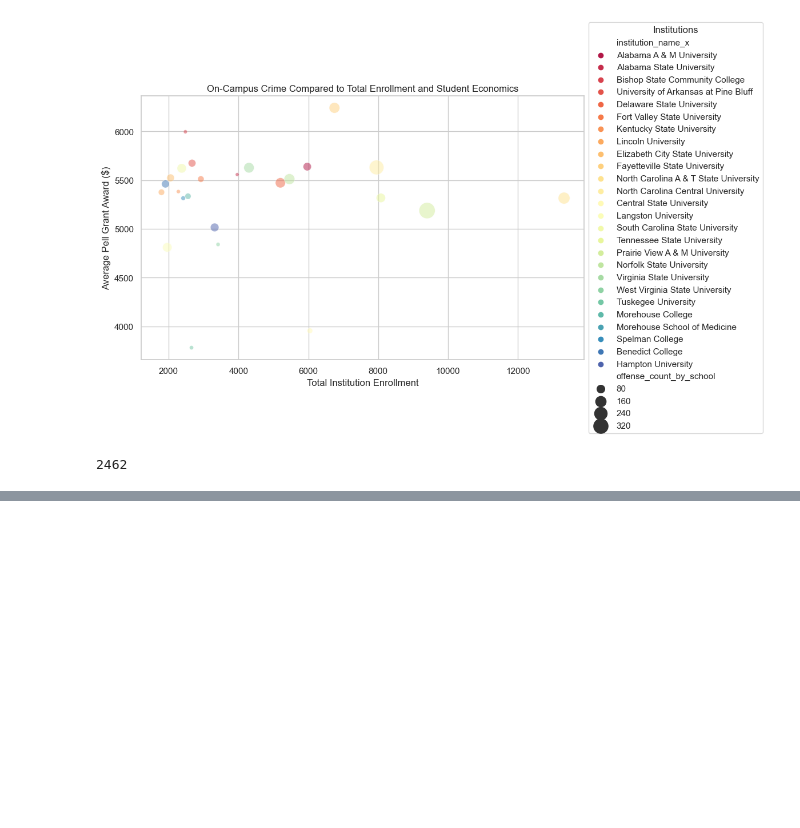
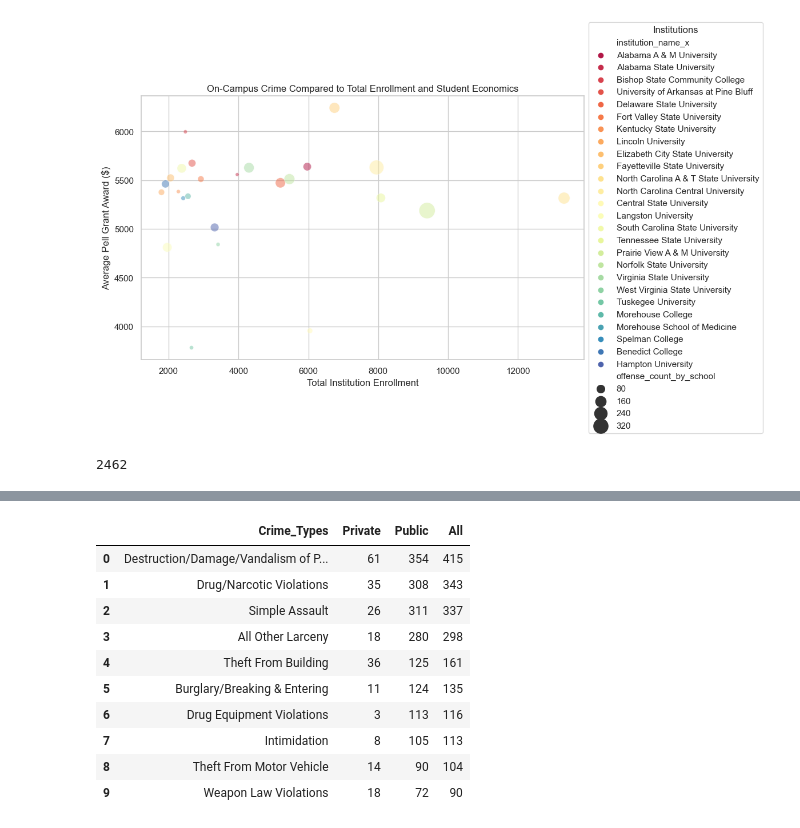
Before and after one commit to mhm516/HBCU_Analysis_Capstone, a Jupyter notebook: notebook/crime_analysis.ipynb, the cells around one changed output, grey strips where cells are left out. Saved outputs shown, nothing was run; the diff lists cells and outputs as text; code cells hidden in the pictures; blank space fills up the shorter version.

```diff
--- a/notebook/crime_analysis.ipynb
+++ b/notebook/crime_analysis.ipynb
@@ -662,0 +862,15 @@ crimes_enrollment_aid3.iloc[:,10].sum()
+# %%
+crime_chart2= pd.read_csv('../data/crime/crime_by_type.csv')
+crime_chart2
+# %% [output]
+|  | Crime_Types | Private | Public | All |
+| 0 | Destruction/Damage/Vandalism of P... | 61 | 354 | 415 |
+| 1 | Drug/Narcotic Violations | 35 | 308 | 343 |
+| 2 | Simple Assault | 26 | 311 | 337 |
+| 3 | All Other Larceny | 18 | 280 | 298 |
+| 4 | Theft From Building | 36 | 125 | 161 |
+| 5 | Burglary/Breaking & Entering | 11 | 124 | 135 |
+| 6 | Drug Equipment Violations | 3 | 113 | 116 |
+| 7 | Intimidation | 8 | 105 | 113 |
+| 8 | Theft From Motor Vehicle | 14 | 90 | 104 |
+| 9 | Weapon Law Violations | 18 | 72 | 90 |
```
Also changed, not shown: parts of 13 cells of this notebook.
